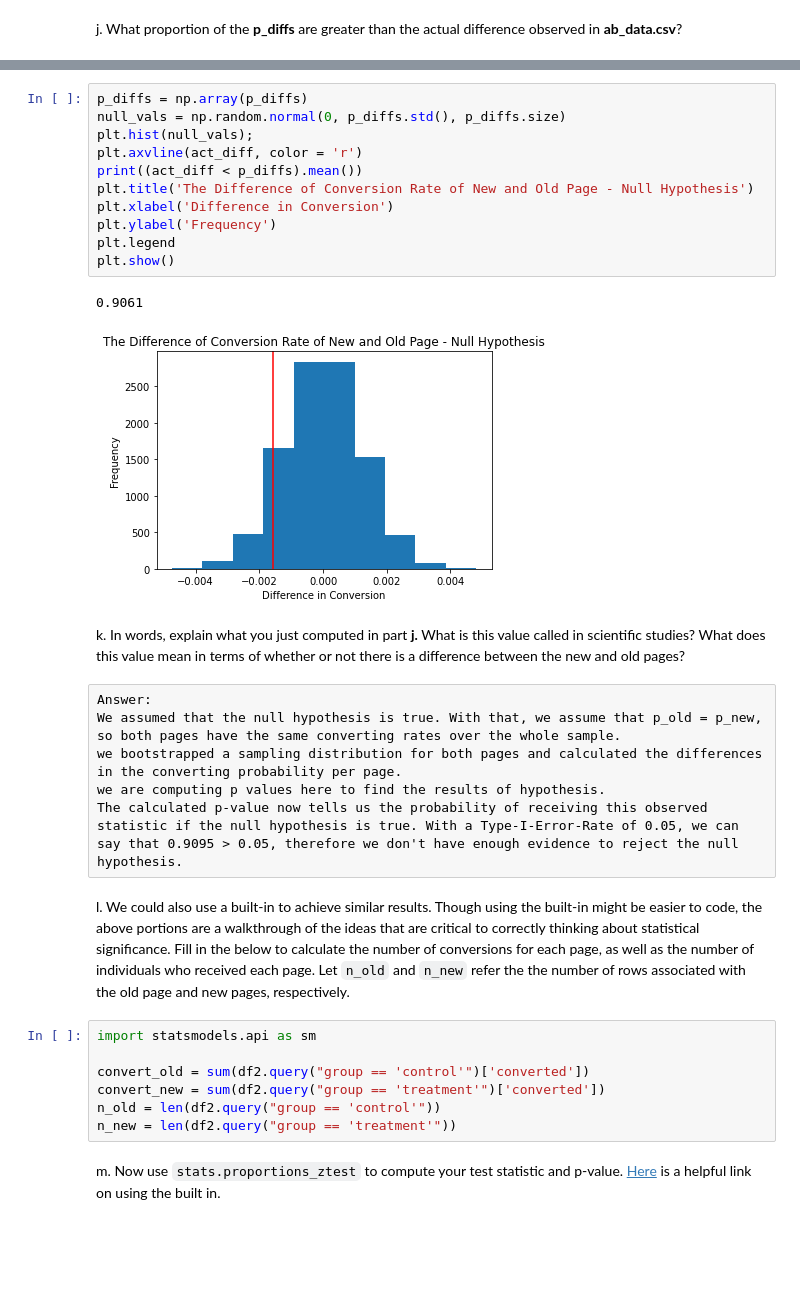
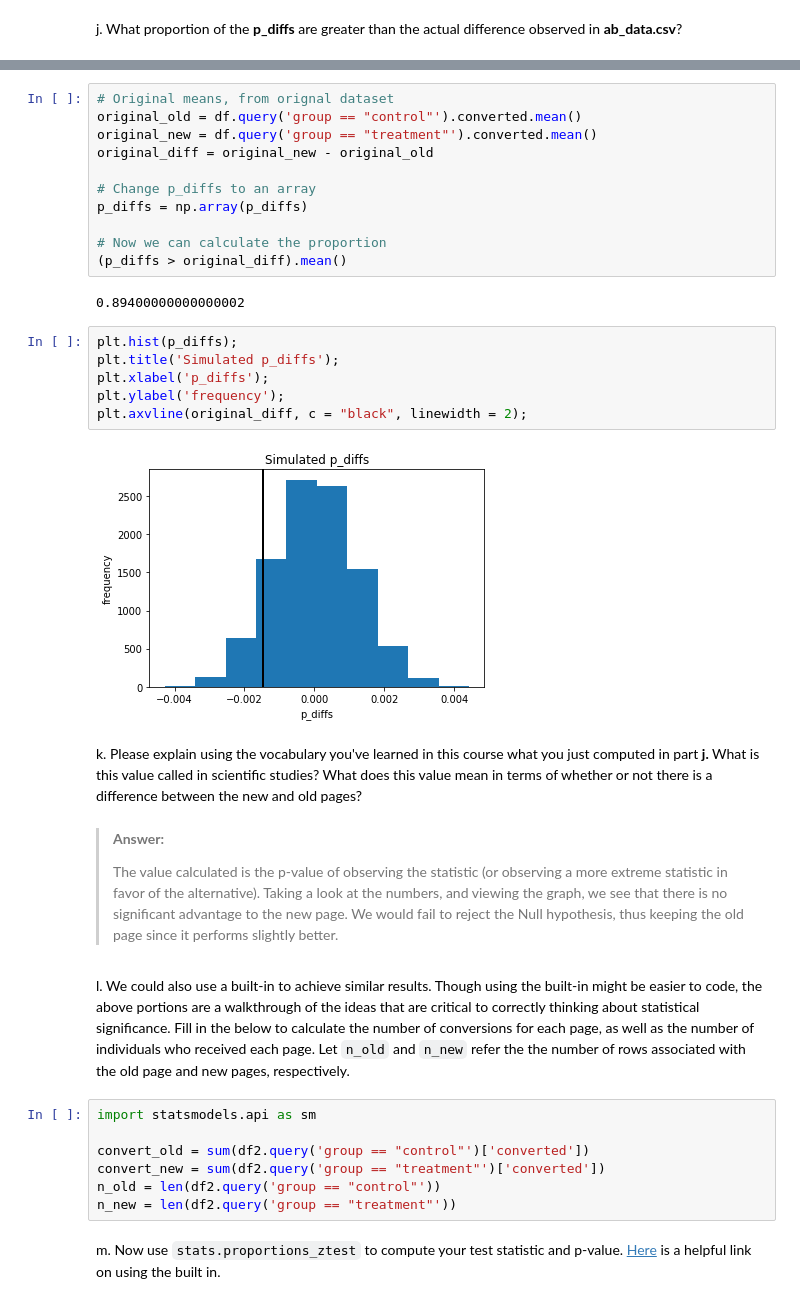
Before and after one commit to ckoviri/Data_Analysis, a Jupyter notebook: ABTesting/Analyze_ab_test_results_notebook.ipynb, the cells around one changed output, grey strips where cells are left out. Drawn from its saved outputs; the diff is of its cells as text; blank space fills up the shorter version.

```diff
--- a/ABTesting/Analyze_ab_test_results_notebook.ipynb
+++ b/ABTesting/Analyze_ab_test_results_notebook.ipynb
@@ -263,34 +308,37 @@ Proportion of the p_diffs are greater than the actual difference observed in ab_
-# %%
-p_diffs = np.array(p_diffs)
-null_vals = np.random.normal(0, p_diffs.std(), p_diffs.size)
-plt.hist(null_vals);
-plt.axvline(act_diff, color = 'r')
-print((act_diff < p_diffs).mean())
-plt.title('The Difference of Conversion Rate of New and Old Page - Null Hypothesis')
-plt.xlabel('Difference in Conversion')
-plt.ylabel('Frequency')
-plt.legend
-plt.show()
-# %% [output]
-0.9061
-[figure, removed]
+# %%
+# Original means, from orignal dataset
+original_old = df.query('group == "control"').converted.mean()
+original_new = df.query('group == "treatment"').converted.mean()
+original_diff = original_new - original_old
+
+# Change p_diffs to an array
+p_diffs = np.array(p_diffs)
+
+# Now we can calculate the proportion
+(p_diffs > original_diff).mean()
+# %% [output]
+0.89400000000000002
+# %%
+plt.hist(p_diffs);
+plt.title('Simulated p_diffs');
+plt.xlabel('p_diffs');
+plt.ylabel('frequency');
+plt.axvline(original_diff, c = "black", linewidth = 2);
+# %% [output]
+[figure, added]
 # %% [markdown]
-k. In words, explain what you just computed in part **j.**  What is this value called in scientific studies?  What does this value mean in terms of whether or not there is a difference between the new and old pages?
+k. Please explain using the vocabulary you've learned in this course what you just computed in part **j.**  What is this value called in scientific studies?  What does this value mean in terms of whether or not there is a difference between the new and old pages?
-# %% [raw]
-Answer:
-We assumed that the null hypothesis is true. With that, we assume that p_old = p_new, so both pages have the same converting rates over the whole sample.
-we bootstrapped a sampling distribution for both pages and calculated the differences in the converting probability per page.
-we are computing p values here to find the results of hypothesis.
-The calculated p-value now tells us the probability of receiving this observed statistic if the null hypothesis is true. With a Type-I-Error-Rate of 0.05, we can say that 0.9095 > 0.05, therefore we don't have enough evidence to reject the null hypothesis.
+# %% [markdown]
+> **Answer:** <p>The value calculated is the p-value of observing the statistic (or observing a more extreme statistic in favor of the alternative). Taking a look at the numbers, and viewing the graph, we see that there is no significant advantage to the new page. We would fail to reject the Null hypothesis, thus keeping the old page since it performs slightly better.</p>
 # %% [markdown]
 l. We could also use a built-in to achieve similar results.  Though using the built-in might be easier to code, the above portions are a walkthrough of the ideas that are critical to correctly thinking about statistical significance. Fill in the below to calculate the number of conversions for each page, as well as the number of individuals who received each page. Let `n_old` and `n_new` refer the the number of rows associated with the old page and new pages, respectively.
 # %%
 import statsmodels.api as sm
 
-convert_old = sum(df2.query("group == 'control'")['converted'])
-convert_new = sum(df2.query("group == 'treatment'")['converted'])
-n_old = len(df2.query("group == 'control'"))
-n_new = len(df2.query("group == 'treatment'"))
+convert_old = sum(df2.query('group == "control"')['converted'])
+convert_new = sum(df2.query('group == "treatment"')['converted'])
+n_old = len(df2.query('group == "control"'))
+n_new = len(df2.query('group == "treatment"'))
 # %% [markdown]
 m. Now use `stats.proportions_ztest` to compute your test statistic and p-value.  [Here](http://knowledgetack.com/python/statsmodels/proportions_ztest/) is a helpful link on using the built in.
 # %%
```
Also changed, not shown: parts of 111 cells of this notebook, 3 other files.
